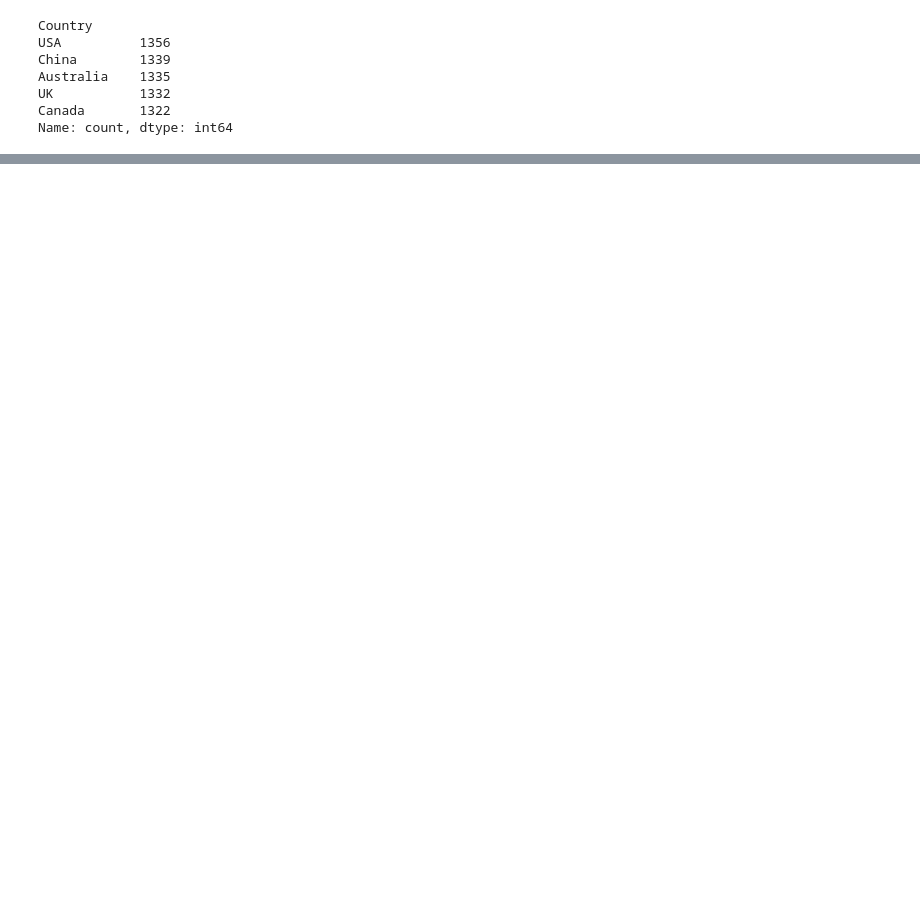
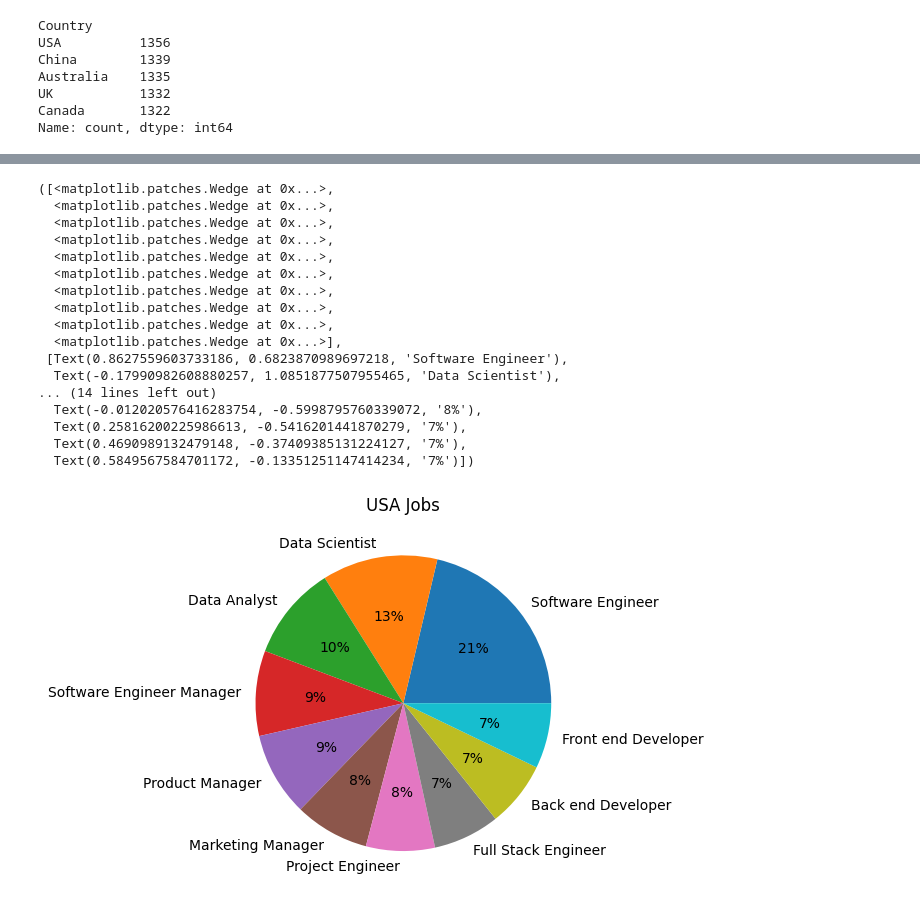
Before and after one commit to AbhijayPaul/HackTheHood-Final, a Jupyter notebook: HtHFinal.ipynb, the cells around one changed output, grey strips where cells are left out. Drawn from its saved outputs; the diff is of its cells as text; code cells hidden in the pictures; blank space fills up the shorter version.

```diff
--- a/HtHFinal.ipynb
+++ b/HtHFinal.ipynb
@@ -549,0 +578,2 @@ Name: count, dtype: int64
+# %%
+USdata = USASalary["Job Title"].value_counts().head(10)
@@ -549,0 +608,22 @@ Name: count, dtype: int64
+# %%
+plt.title("USA Jobs")
+plt.pie(USdata, labels=USdata.index, autopct='%.0f%%')
+# %% [output]
+([<matplotlib.patches.Wedge at 0x...>,
+  <matplotlib.patches.Wedge at 0x...>,
+  <matplotlib.patches.Wedge at 0x...>,
+  <matplotlib.patches.Wedge at 0x...>,
+  <matplotlib.patches.Wedge at 0x...>,
+  <matplotlib.patches.Wedge at 0x...>,
+  <matplotlib.patches.Wedge at 0x...>,
+  <matplotlib.patches.Wedge at 0x...>,
+  <matplotlib.patches.Wedge at 0x...>,
+  <matplotlib.patches.Wedge at 0x...>],
+ [Text(0.8627559603733186, 0.6823870989697218, 'Software Engineer'),
+  Text(-0.17990982608880257, 1.0851877507955465, 'Data Scientist'),
+... (14 lines left out)
+  Text(-0.012020576416283754, -0.5998795760339072, '8%'),
+  Text(0.25816200225986613, -0.5416201441870279, '7%'),
+  Text(0.4690989132479148, -0.37409385131224127, '7%'),
+  Text(0.5849567584701172, -0.13351251147414234, '7%')])
+[figure, added]
```
Also changed, not shown: parts of 14 cells of this notebook.
